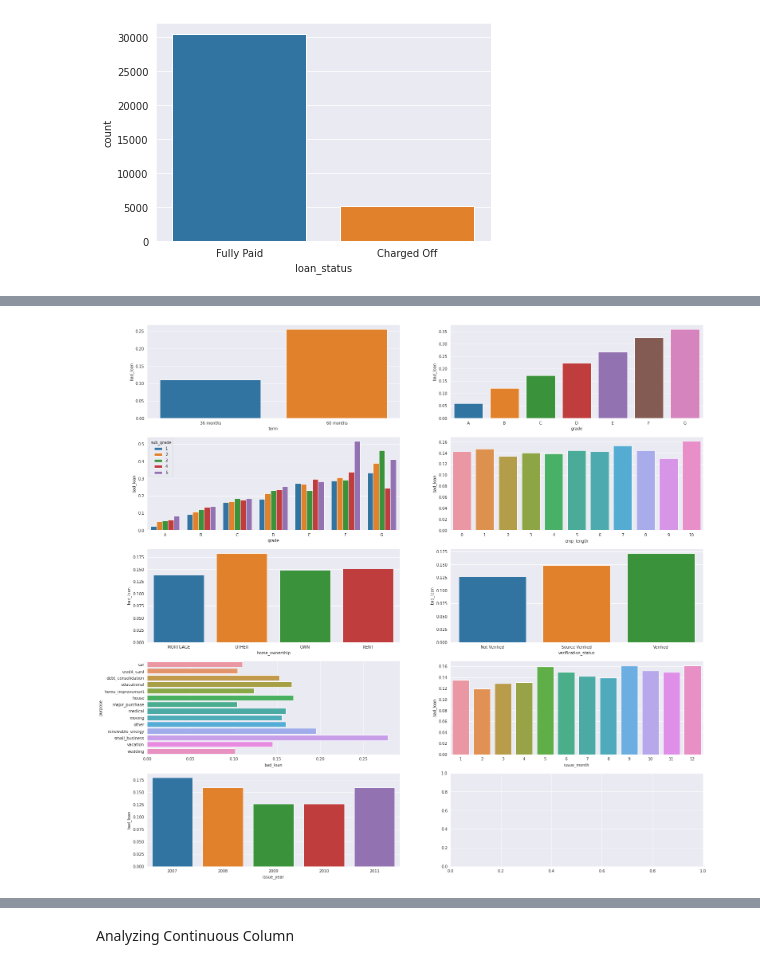
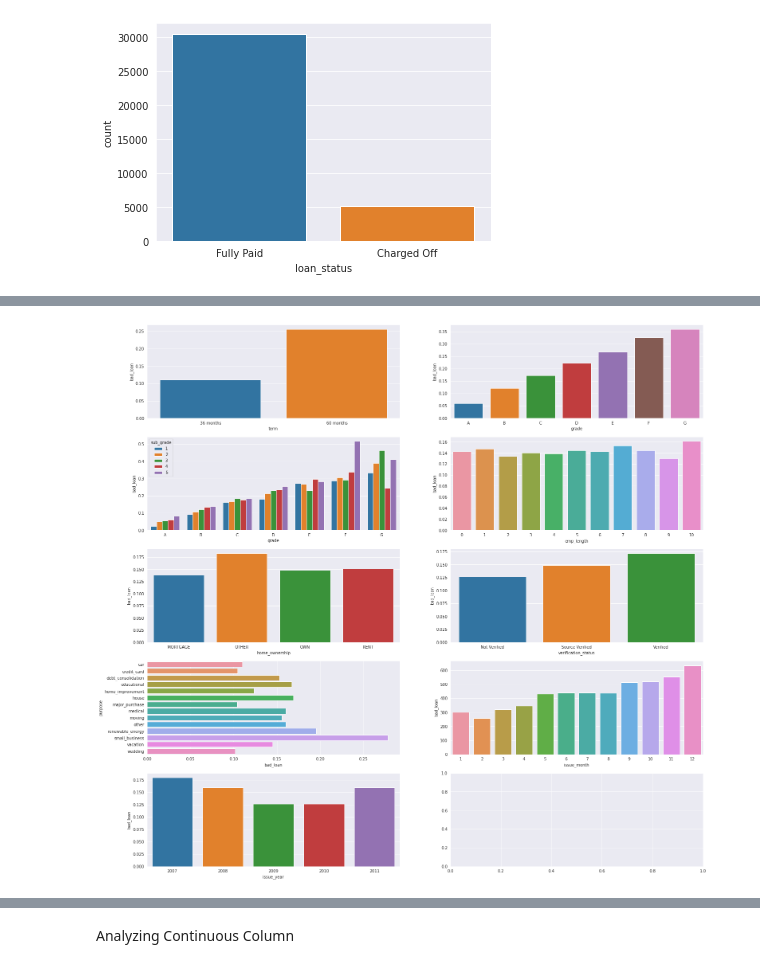
Before and after one commit to sidshrivastav/LendingClubCaseStudy, a Jupyter notebook: siddhant_shrivastav.ipynb, the cells around one changed output, grey strips where cells are left out. Cells and saved outputs as stored; diff of their text form; code cells hidden in the pictures.

```diff
--- a/siddhant_shrivastav.ipynb
+++ b/siddhant_shrivastav.ipynb
@@ -325,32 +339,32 @@ sns.barplot(data=grade_mean_data, x="grade", y="bad_loan", ax=ax[0][1], order =
 
 # sub_grade
 sub_grade_mean_data = df.groupby(["grade", 'sub_grade'], as_index=False)['bad_loan'].mean()
 sns.barplot(data=sub_grade_mean_data, x="grade", y="bad_loan", hue='sub_grade', ax=ax[1][0], order = ['A', 'B', 'C', 'D', 'E', 'F', 'G'])
 
 # emp_length
 emp_length_mean_data = df.groupby(['emp_length'], as_index=False)['bad_loan'].mean()
 sns.barplot(data=emp_length_mean_data, x="emp_length", y="bad_loan", ax=ax[1][1])
 
 # home_ownership
 home_ownership_mean_data = df.groupby(['home_ownership'], as_index=False)['bad_loan'].mean()
 sns.barplot(data=home_ownership_mean_data, x="home_ownership", y="bad_loan", ax=ax[2][0])
 
 # home_ownership
 verification_status_mean_data = df.groupby(['verification_status'], as_index=False)['bad_loan'].mean()
 sns.barplot(data=verification_status_mean_data, x="verification_status", y="bad_loan", ax=ax[2][1])
 
 # purpose
 purpose_mean_data = df.groupby(['purpose'], as_index=False)['bad_loan'].mean()
 sns.barplot(data=purpose_mean_data, y='purpose', x='bad_loan', ax=ax[3][0])
 
 # issue_month
-issue_month_mean_data = df.groupby(['issue_month'], as_index=False)['bad_loan'].mean()
+issue_month_mean_data = df.groupby(['issue_month'], as_index=False)['bad_loan'].sum()
 sns.barplot(data=issue_month_mean_data, x='issue_month', y='bad_loan', ax=ax[3][1])
 
 # issue_year
 issue_year_mean_data = df.groupby(['issue_year'], as_index=False)['bad_loan'].mean()
 sns.barplot(data=issue_year_mean_data, x='issue_year', y='bad_loan', ax=ax[4][0])
 
 plt.show()
 # %% [output]
-[figure, old version]
+[figure, new version]
```
Also changed, not shown: parts of 40 cells of this notebook, 3 other files.
